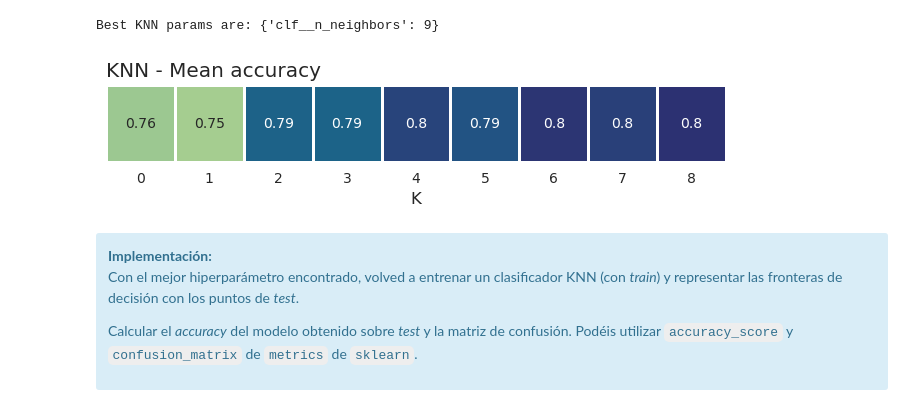
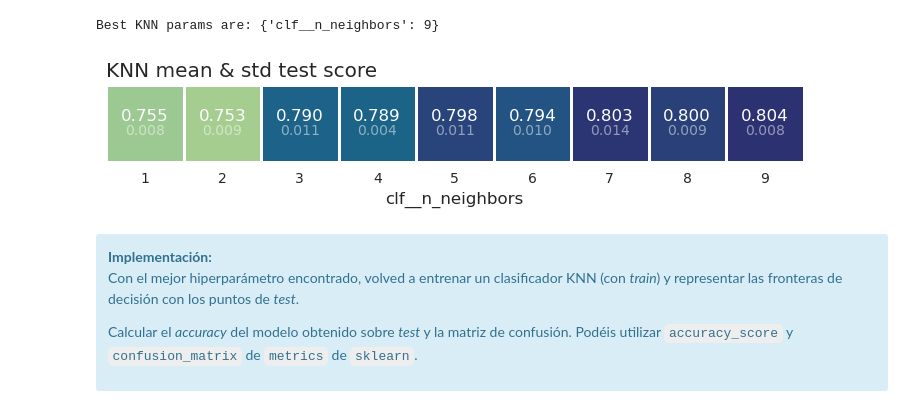
Before and after one commit to gvillalba86/AdvancedDataMininig, a Jupyter notebook: PEC3/20221_M2.855_PEC3_gvillalbaa.ipynb, the cells around one changed output. Drawn from its saved outputs; the diff is of its cells as text; code cells hidden in the pictures.

```diff
--- a/PEC3/20221_M2.855_PEC3_gvillalbaa.ipynb
+++ b/PEC3/20221_M2.855_PEC3_gvillalbaa.ipynb
@@ -318,15 +322,38 @@ knn_gs_results
 print(f'Best KNN params are: {gs_knn.best_params_}')
 # %% [output]
 Best KNN params are: {'clf__n_neighbors': 9}
-# %%
-fig, ax = plt.subplots(figsize=(8, 1))
-sns.heatmap(np.expand_dims(knn_gs_results['mean_test_score'].values, 0), annot=True, linewidths=1, cbar=False, cmap="crest", ax=ax)
-ax.set_yticklabels('')
-ax.set_xlabel('K')
-ax.set_title('KNN - Mean accuracy')
-plt.show()
-# %% [output]
-[figure, removed]
+# %%
+def plot_hm_params(gs_results: pd.DataFrame, name:str):
+    params = [param for param in gs_results.columns if param.startswith('param_')]
+    if len(params) == 1:
+        mean = gs_results[['mean_test_score', params[0]]].set_index(params[0]).T
+        std = gs_results[['std_test_score', params[0]]].set_index(params[0]).T
+        sizey = 1
+    elif len(params) == 2:
+        mean = gs_results.pivot(index=params[0], columns=params[1], values='mean_test_score')
+        std = gs_results.pivot(index=params[0], columns=params[1], values='std_test_score')
+    else:
+        print('Cannot plot heatmap for more than 2 hyperparameters')
+        raise ValueError
+
+    fig, ax = plt.subplots(figsize=(mean.shape[1], mean.shape[0]))
+
+    sns.heatmap(mean, annot=std, annot_kws={'va':'top', 'alpha':0.5, 'size':10, 'color':'white'}, fmt='.3f', cbar=False, ax=ax)
+    sns.heatmap(mean, annot=True, annot_kws={'va':'bottom', 'size':12, 'color':'white'}, fmt='.3f', linewidths=1, cbar=False, cmap="crest", ax=ax)
+
+    if len(params) == 1:
+        ax.set_yticklabels('')
+        ax.set_xlabel(params[0].replace('param_', ''))
+    else:
+        ax.set_xlabel(params[1].replace('param_', ''))
+        ax.set_ylabel(params[0].replace('param_', ''))
+    ax.set_title(f'{name} mean & std test score')
+    plt.show()
+
+
+plot_hm_params(knn_gs_results, 'KNN')
+# %% [output]
+[figure, added]
 # %% [markdown]
 <div class="alert alert-block alert-info">
 <strong>Implementación:</strong>
```
Also changed, not shown: parts of 47 cells of this notebook, 2 other files.
